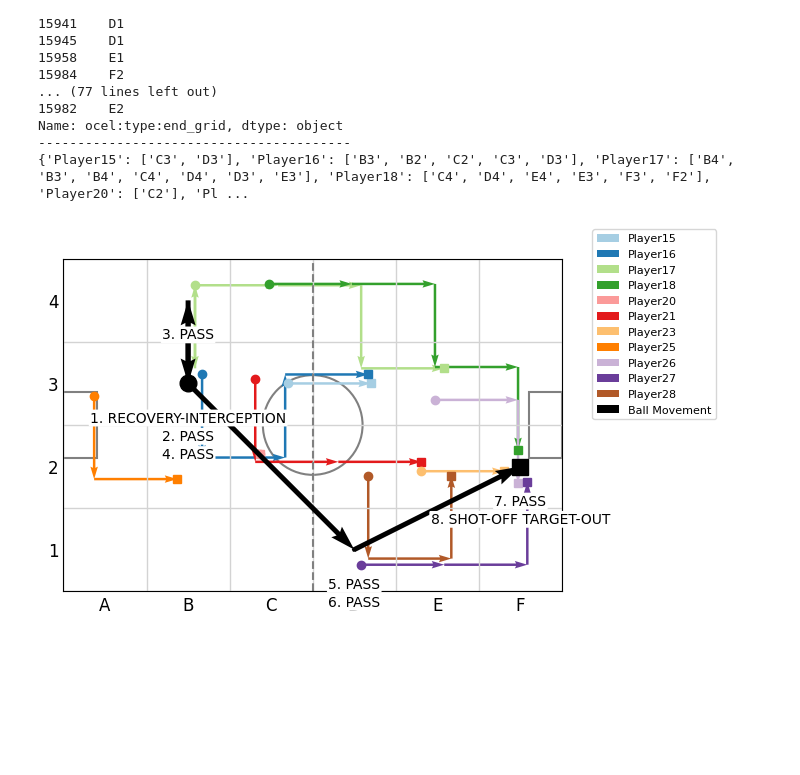
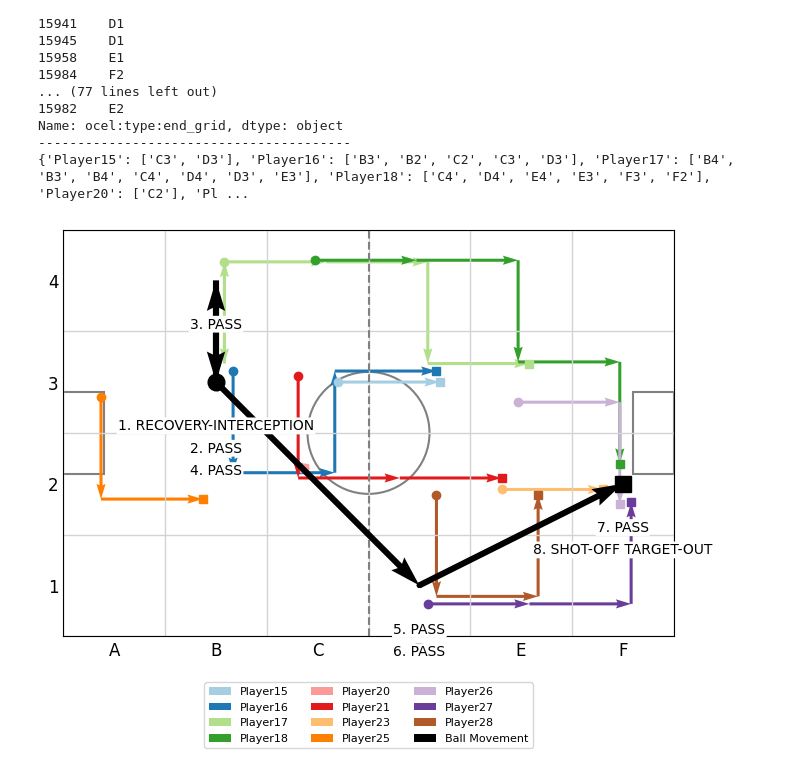
Before and after one commit to VitoChan01/Soccer, a Jupyter notebook: measurements.ipynb, the cells around one changed output. Cells and saved outputs as stored; diff of their text form; code cells hidden in the pictures; blank space fills up the shorter version.

Commit message:
updated code and created example pngs

```diff
--- a/measurements.ipynb
+++ b/measurements.ipynb
@@ -457,36 +457,37 @@ label_counts = {}
 
 for i in range(len(ball_path)):
     start_x = Xb[i]
     start_y = Yb[i]
     label = ball_movement_activities[i]
 
     # Key for this position rounded to a grid center (avoid floating issues)
     key = (round(start_x, 3), round(start_y, 3))
 
     # Count how many labels already here
     count = label_counts.get(key, 0)
     label_counts[key] = count + 1
 
     # Calculate vertical offset based on count
     y_offset = offset_base + count * label_spacing
 
     ax.text(start_x, start_y - y_offset, label, fontsize=10, color='black',
             ha='center', va='bottom',
             bbox=dict(facecolor='white', edgecolor='none', boxstyle='round,pad=0.1'), zorder=11)
 
 
 ax.plot(Xb[0], Yb[0], 'o', color='black', markersize=12)   # Start marker
 ax.plot(Xb[-1], Yb[-1], 's', color='black', markersize=12) # End marker
 ####################################
 
 
 ax.set_aspect('equal')
-ax.legend(loc='lower left', bbox_to_anchor=(1.05, 0.5), fontsize=8)
+ax.legend(loc='upper center', bbox_to_anchor=(0.5, -0.1), ncol=3, fontsize=8)
+
 plt.tight_layout()
-plt.savefig("examplePossessionWithShot.png", dpi=300, bbox_inches='tight')
+plt.savefig("spatialView_withPlayers.png", dpi=300)
 plt.show()
 # %% [output]
-[figure, old version]
+[figure, new version]
 # %%
 import matplotlib.pyplot as plt
 import numpy as np
```
Also changed, not shown: parts of 2 cells of this notebook, 3 other files.
